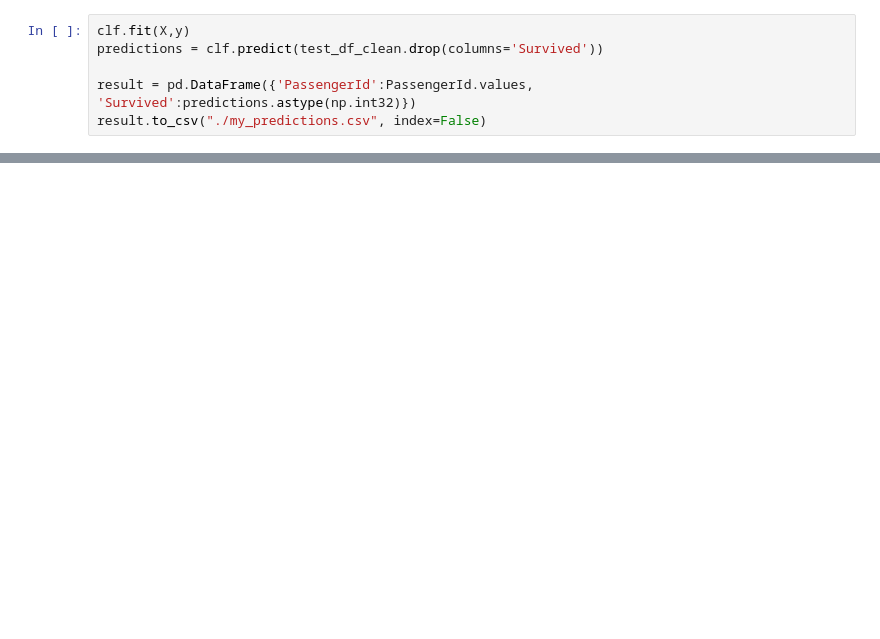
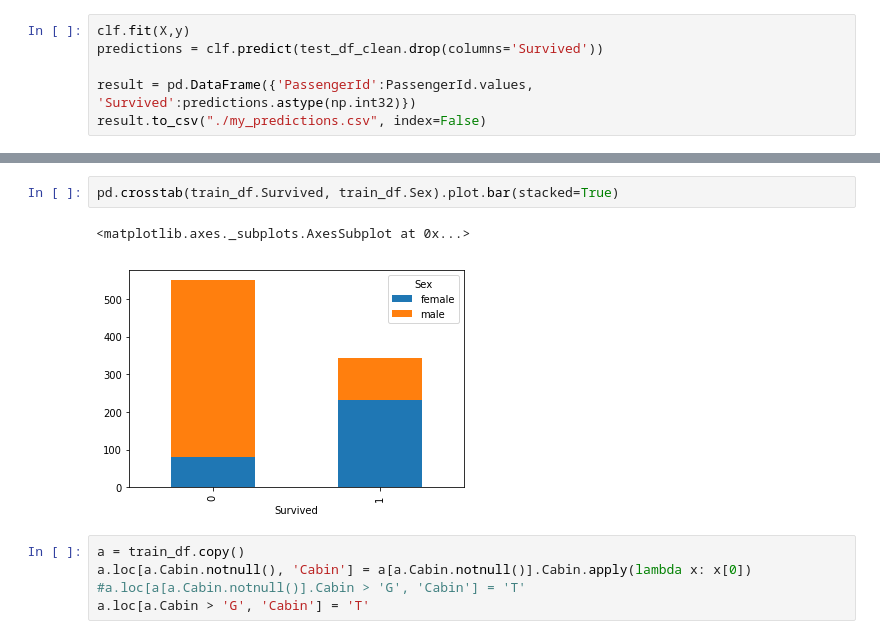
Before and after one commit to fly2mato/AIcompetition, a Jupyter notebook: Titanic/my_titanic.ipynb, the cells around one changed output, grey strips where cells are left out. Saved outputs shown, nothing was run; the diff lists cells and outputs as text; blank space fills up the shorter version.

```diff
--- a/Titanic/my_titanic.ipynb
+++ b/Titanic/my_titanic.ipynb
@@ -406,0 +364,10 @@ memory usage: 78.3 KB
+# %%
+pd.crosstab(train_df.Survived, train_df.Sex).plot.bar(stacked=True)
+# %% [output]
+<matplotlib.axes._subplots.AxesSubplot at 0x...>
+[figure, added]
+# %%
+a = train_df.copy()
+a.loc[a.Cabin.notnull(), 'Cabin'] = a[a.Cabin.notnull()].Cabin.apply(lambda x: x[0])
+#a.loc[a[a.Cabin.notnull()].Cabin > 'G', 'Cabin'] = 'T'
+a.loc[a.Cabin > 'G', 'Cabin'] = 'T'
```
Also changed, not shown: parts of 35 cells of this notebook, 4 other files.
